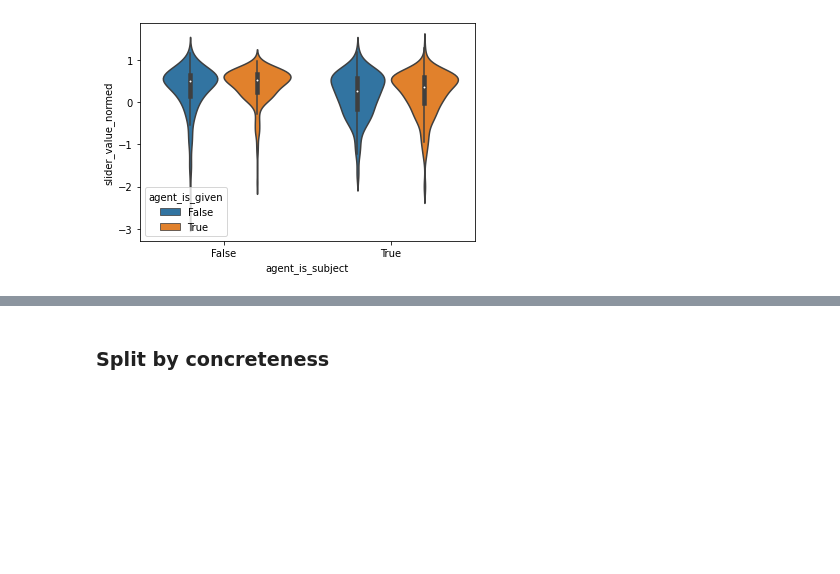
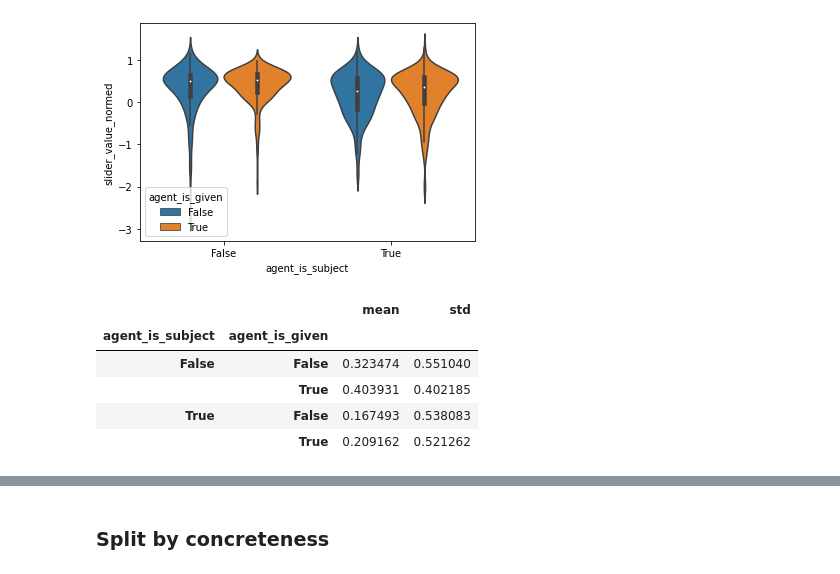
Before and after one commit to hans/explaining, a Jupyter notebook: notebooks/04_comprehension_swarm-full/00 preprocess.ipynb, the cells around one changed output, grey strips where cells are left out. Drawn from its saved outputs; the diff is of its cells as text; code cells hidden in the pictures; blank space fills up the shorter version.

```diff
--- a/notebooks/04_comprehension_swarm-full/00 preprocess.ipynb
+++ b/notebooks/04_comprehension_swarm-full/00 preprocess.ipynb
@@ -672,3 +672,12 @@ sns.violinplot(data=merged_df.reset_index(), x="agent_is_subject", y="slider_val
 # %% [output]
 <AxesSubplot:xlabel='agent_is_subject', ylabel='slider_value_normed'>
 [figure]
+# %%
+merged_df.groupby(["agent_is_subject", "agent_is_given"]).slider_value_normed.agg(["mean", "std"])
+# %% [output]
+|  |  | mean | std |
+| agent_is_subject | agent_is_given |  |  |
+| False | False | 0.323474 | 0.551040 |
+|  | True | 0.403931 | 0.402185 |
+| True | False | 0.167493 | 0.538083 |
+|  | True | 0.209162 | 0.521262 |
```
Also changed, not shown: parts of 1 cell of this notebook.
